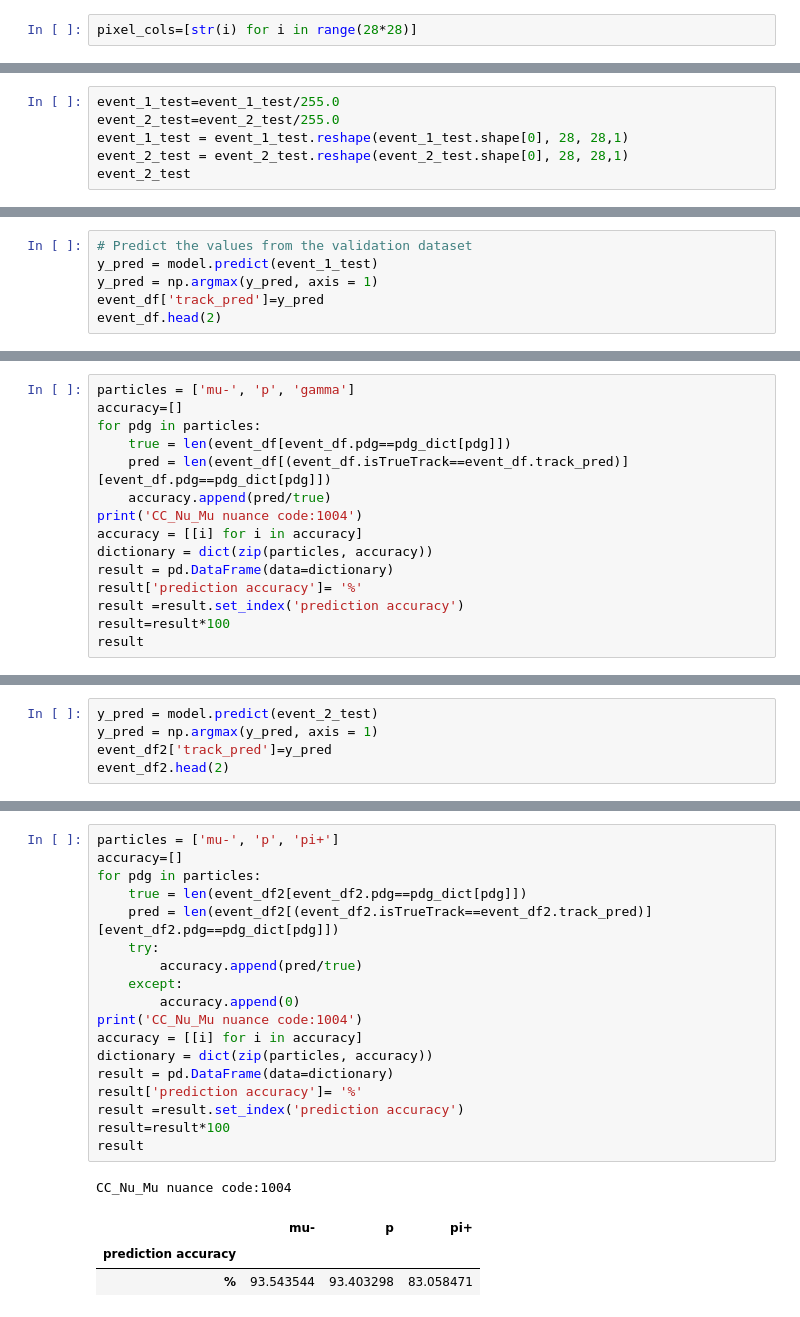
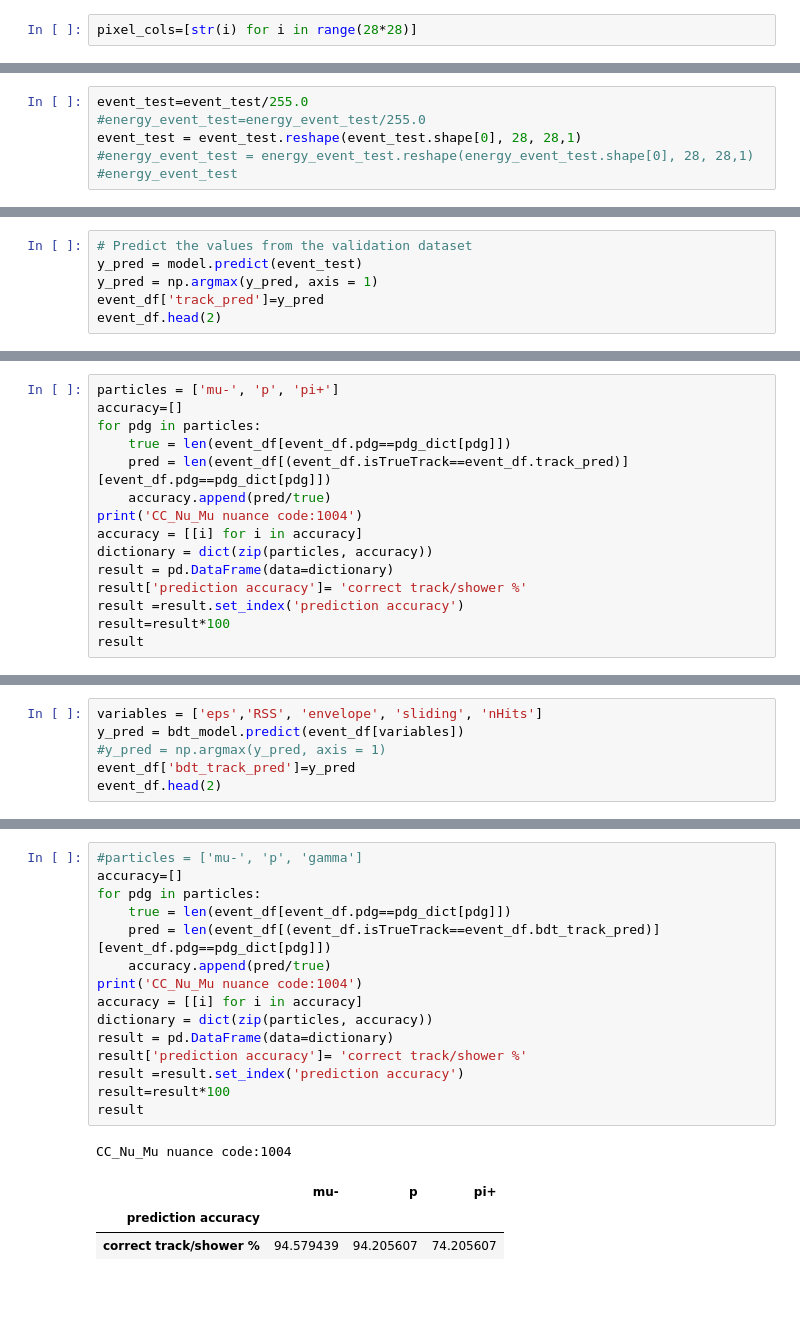
Before and after one commit to daanyaal1/Pandora-Masters-Project, a Jupyter notebook: Deep Learning/DL_RealWorldPerformance.ipynb, the cells around one changed output, grey strips where cells are left out. Cells and saved outputs as stored; diff of their text form.

```diff
--- a/Deep Learning/DL_RealWorldPerformance.ipynb
+++ b/Deep Learning/DL_RealWorldPerformance.ipynb
@@ -22,6 +91,6 @@ event_2_test = (event_df2[pixel_cols].values).astype('float32')
 # %%
-event_1_test=event_1_test/255.0
-event_2_test=event_2_test/255.0
-event_1_test = event_1_test.reshape(event_1_test.shape[0], 28, 28,1)
-event_2_test = event_2_test.reshape(event_2_test.shape[0], 28, 28,1)
-event_2_test
+event_test=event_test/255.0
+#energy_event_test=energy_event_test/255.0
+event_test = event_test.reshape(event_test.shape[0], 28, 28,1)
+#energy_event_test = energy_event_test.reshape(energy_event_test.shape[0], 28, 28,1)
+#energy_event_test
@@ -46,6 +97,6 @@ array([[[[ 1.],
 # %%
 # Predict the values from the validation dataset
-y_pred = model.predict(event_1_test)
+y_pred = model.predict(event_test)
 y_pred = np.argmax(y_pred, axis = 1)
 event_df['track_pred']=y_pred
 event_df.head(2)
@@ -57,5 +111,5 @@ event_df.head(2)
 # %%
-particles = ['mu-', 'p', 'gamma']
+particles = ['mu-', 'p', 'pi+']
 accuracy=[]
 for pdg in particles:
     true = len(event_df[event_df.pdg==pdg_dict[pdg]])
@@ -65,7 +119,7 @@ print('CC_Nu_Mu nuance code:1004')
 accuracy = [[i] for i in accuracy]
 dictionary = dict(zip(particles, accuracy))
 result = pd.DataFrame(data=dictionary)
-result['prediction accuracy']= '%'
+result['prediction accuracy']= 'correct track/shower %'
 result =result.set_index('prediction accuracy')
 result=result*100
 result
@@ -77,6 +131,7 @@ CC_Nu_Mu nuance code:1004
 # %%
-y_pred = model.predict(event_2_test)
-y_pred = np.argmax(y_pred, axis = 1)
-event_df2['track_pred']=y_pred
-event_df2.head(2)
+variables = ['eps','RSS', 'envelope', 'sliding', 'nHits']
+y_pred = bdt_model.predict(event_df[variables])
+#y_pred = np.argmax(y_pred, axis = 1)
+event_df['bdt_track_pred']=y_pred
+event_df.head(2)
 # %% [output]
@@ -87,23 +142,20 @@ event_df2.head(2)
 # %%
-particles = ['mu-', 'p', 'pi+']
+#particles = ['mu-', 'p', 'gamma']
 accuracy=[]
 for pdg in particles:
-    true = len(event_df2[event_df2.pdg==pdg_dict[pdg]])
-    pred = len(event_df2[(event_df2.isTrueTrack==event_df2.track_pred)][event_df2.pdg==pdg_dict[pdg]])
-    try:
-        accuracy.append(pred/true)
-    except:
-        accuracy.append(0)
+    true = len(event_df[event_df.pdg==pdg_dict[pdg]])
+    pred = len(event_df[(event_df.isTrueTrack==event_df.bdt_track_pred)][event_df.pdg==pdg_dict[pdg]])
+    accuracy.append(pred/true)
 print('CC_Nu_Mu nuance code:1004')
 accuracy = [[i] for i in accuracy]
 dictionary = dict(zip(particles, accuracy))
 result = pd.DataFrame(data=dictionary)
-result['prediction accuracy']= '%'
+result['prediction accuracy']= 'correct track/shower %'
 result =result.set_index('prediction accuracy')
 result=result*100
 result
 # %% [output]
 CC_Nu_Mu nuance code:1004
 |  | mu- | p | pi+ |
 | prediction accuracy |  |  |  |
-| % | 93.543544 | 93.403298 | 83.058471 |
+| correct track/shower % | 94.579439 | 94.205607 | 74.205607 |
```
Also changed, not shown: parts of 26 cells of this notebook, 4 other files.
